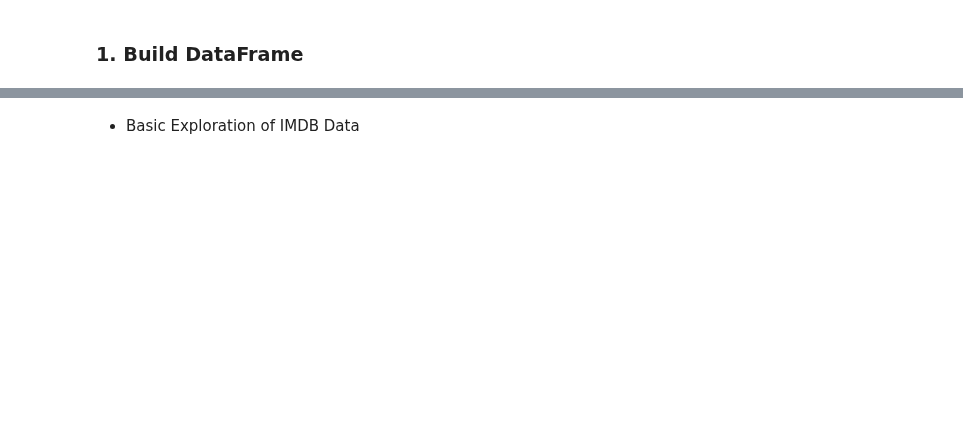
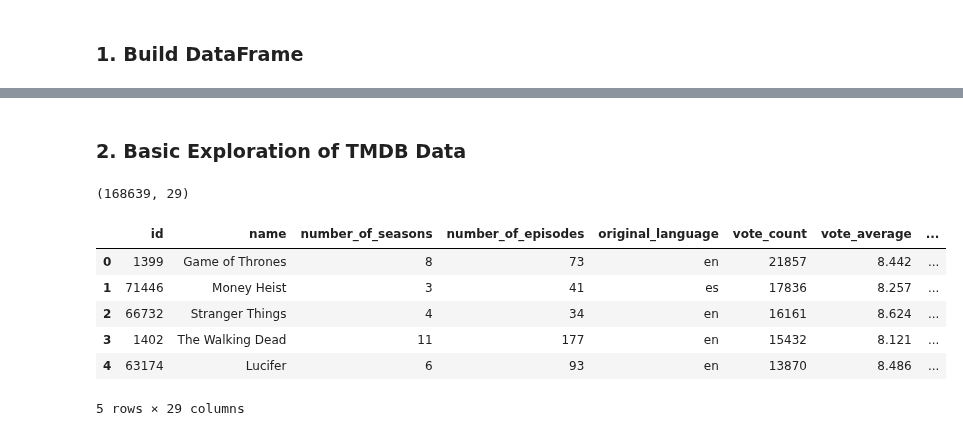
Before and after one commit to DirecTV-Team1A-NextGen-Rec/directv_tvrec, a Jupyter notebook: DirecTV_Data_Understanding_Serena.ipynb, the cells around one changed output, grey strips where cells are left out. Saved outputs shown, nothing was run; the diff lists cells and outputs as text; code cells hidden in the pictures; blank space fills up the shorter version.

```diff
--- a/DirecTV_Data_Understanding_Serena.ipynb
+++ b/DirecTV_Data_Understanding_Serena.ipynb
@@ -19,2 +25,19 @@ FileNotFoundError: [Errno 2] No such file or directory: '/content/TMDB_tv_datase
 # %% [markdown]
- - Basic Exploration of IMDB Data
+ ### 2. Basic Exploration of TMDB Data
+# %%
+#dataframe shape
+df.shape
+# %% [output]
+(168639, 29)
+# %%
+#first few rows:
+
+display(df.head())
+# %% [output]
+|  | id | name | number_of_seasons | number_of_episodes | original_language | vote_count | vote_average | ... |
+| 0 | 1399 | Game of Thrones | 8 | 73 | en | 21857 | 8.442 | ... |
+| 1 | 71446 | Money Heist | 3 | 41 | es | 17836 | 8.257 | ... |
+| 2 | 66732 | Stranger Things | 4 | 34 | en | 16161 | 8.624 | ... |
+| 3 | 1402 | The Walking Dead | 11 | 177 | en | 15432 | 8.121 | ... |
+| 4 | 63174 | Lucifer | 6 | 93 | en | 13870 | 8.486 | ... |
+5 rows × 29 columns
```
Also changed, not shown: parts of 13 cells of this notebook.
